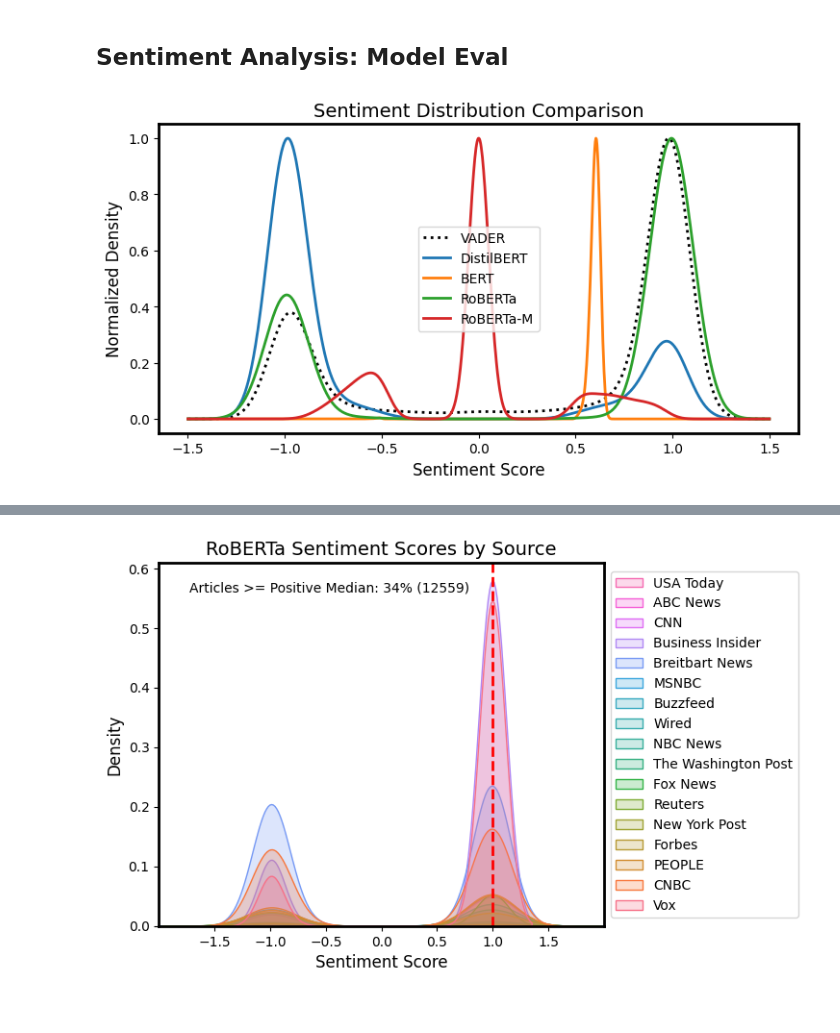
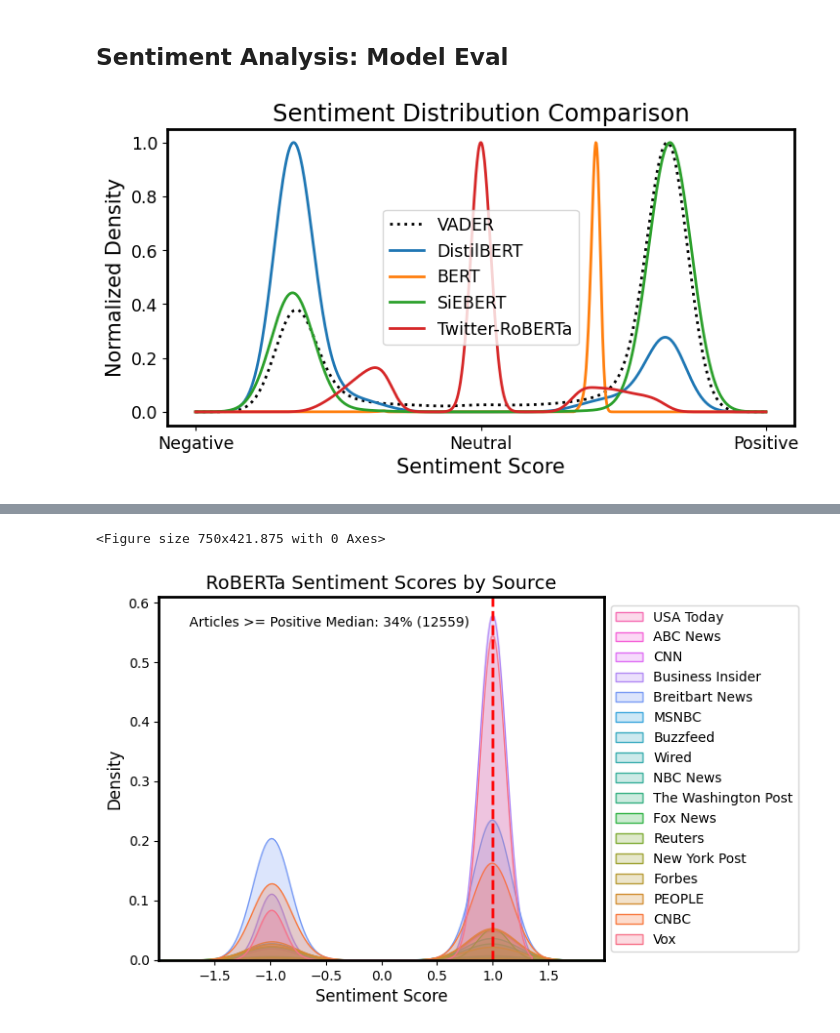
Before and after one commit to ads-capstone-su23/599_team_project, a Jupyter notebook: deliverables/ADS509_Team9_Capstone_09_Modeling_eval.ipynb, the cells around one changed output, grey strips where cells are left out. Saved outputs shown, nothing was run; the diff lists cells and outputs as text; code cells hidden in the pictures.

```diff
--- a/deliverables/ADS509_Team9_Capstone_09_Modeling_eval.ipynb
+++ b/deliverables/ADS509_Team9_Capstone_09_Modeling_eval.ipynb
@@ -62,44 +64,57 @@ None
 # %% [markdown]
 ## Sentiment Analysis: Model Eval
 # %%
+%run -i 'defaults.py'
+plt.rcParams['font.size'] *= 1.25
+plt.rcParams['axes.labelsize'] *= 1.25
+plt.rcParams['axes.titlesize'] *= 1.25
+plt.rcParams['xtick.labelsize'] *= 1.25
+plt.rcParams['ytick.labelsize'] *= 1.25
+plt.rcParams['legend.fontsize'] *= 1.25
+
 # Define dictionary of models with labels
 models = {
     'sentiment_vader_compound': 'VADER',
     'sentiment_distilbert': 'DistilBERT',
     'sentiment_bert': 'BERT',
-    'sentiment_roberta': 'RoBERTa',
-    'sentiment_roberta_m': 'RoBERTa-M'
+    'sentiment_roberta': 'SiEBERT',
+    'sentiment_roberta_m': 'Twitter-RoBERTa'
 }
 
 # Define plot boundaries
 min_sentiment = news_05_df['sentiment_roberta'].min() - 0.5
 max_sentiment = news_05_df['sentiment_roberta'].max() + 0.5
 
 # Generate plot for each model
 for model, label in models.items():
     # Compute KDE for model
     model_kde = gaussian_kde(news_05_df[model])
     x_model = np.linspace(min_sentiment, max_sentiment, 1000)
     y_model = model_kde(x_model)
 
     # Normalize distribution to max value
     y_model /= y_model.max()
 
     # Plot 'em
     if model == 'sentiment_vader_compound':
         plt.plot(x_model, y_model, linestyle='dotted', color='black', label=label)
     else:
         plt.plot(x_model, y_model, label=label)
 
+# Set custom ticks and labels
+ticks = [min_sentiment, 0, max_sentiment]
+labels = ['Negative', 'Neutral', 'Positive']
+plt.xticks(ticks, labels)
+
 plt.title('Sentiment Distribution Comparison')
 plt.xlabel('Sentiment Score')
 plt.ylabel('Normalized Density')
 
 plt.legend()
 plt.tight_layout()
 plt.show()
 # %% [output]
-[figure, old version]
+[figure, new version]
 # %%
 news_05_df[:10][['title', 'sentiment_roberta_cat'] + list(models.keys())]
 # %% [output]
@@ -115,6 +130,8 @@ news_05_df[:10][['title', 'sentiment_roberta_cat'] + list(models.keys())]
 | 8 | Lincoln Riley’s late-night emoji ... | positive | 0.92 | -1.00 | 0.58 | ... |
 | 9 | Washington passes California as m... | negative | 0.23 | -1.00 | 0.59 | ... |
 # %%
+%run -i 'defaults.py'
+
 # Calc articles that fit in the top 50% of positives
 median_positive = news_05_df[news_05_df['sentiment_roberta_cat'] ==
                              'positive']['sentiment_roberta'].quantile(0.5)
@@ -144,4 +161,5 @@ plt.legend(labels=news_05_df['source_name'].unique(), loc='center left', bbox_to
 plt.tight_layout()
 plt.show()
 # %% [output]
+<Figure size 750x421.875 with 0 Axes>
 [figure]
```
Also changed, not shown: parts of 7 cells of this notebook, 1 other file.
